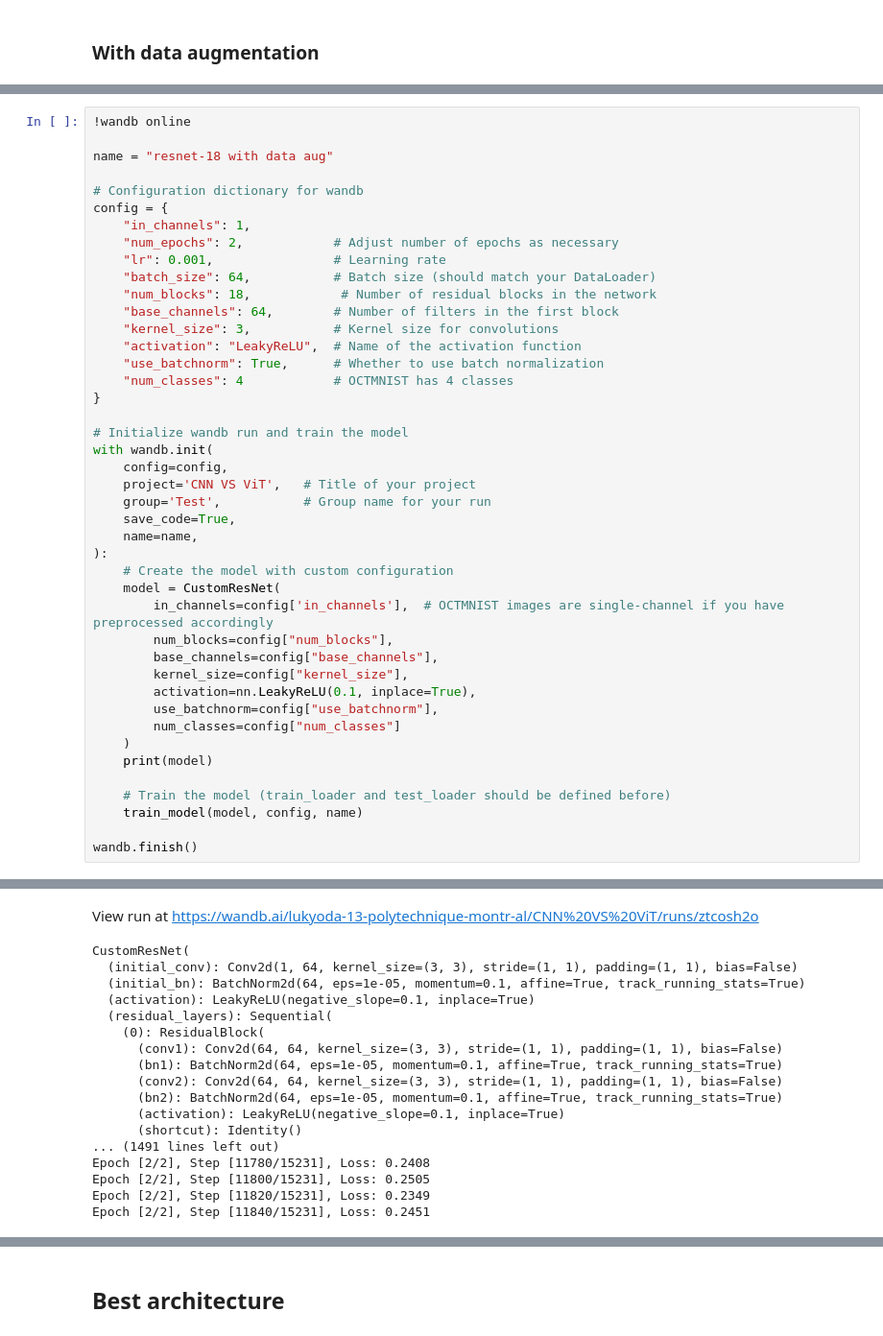
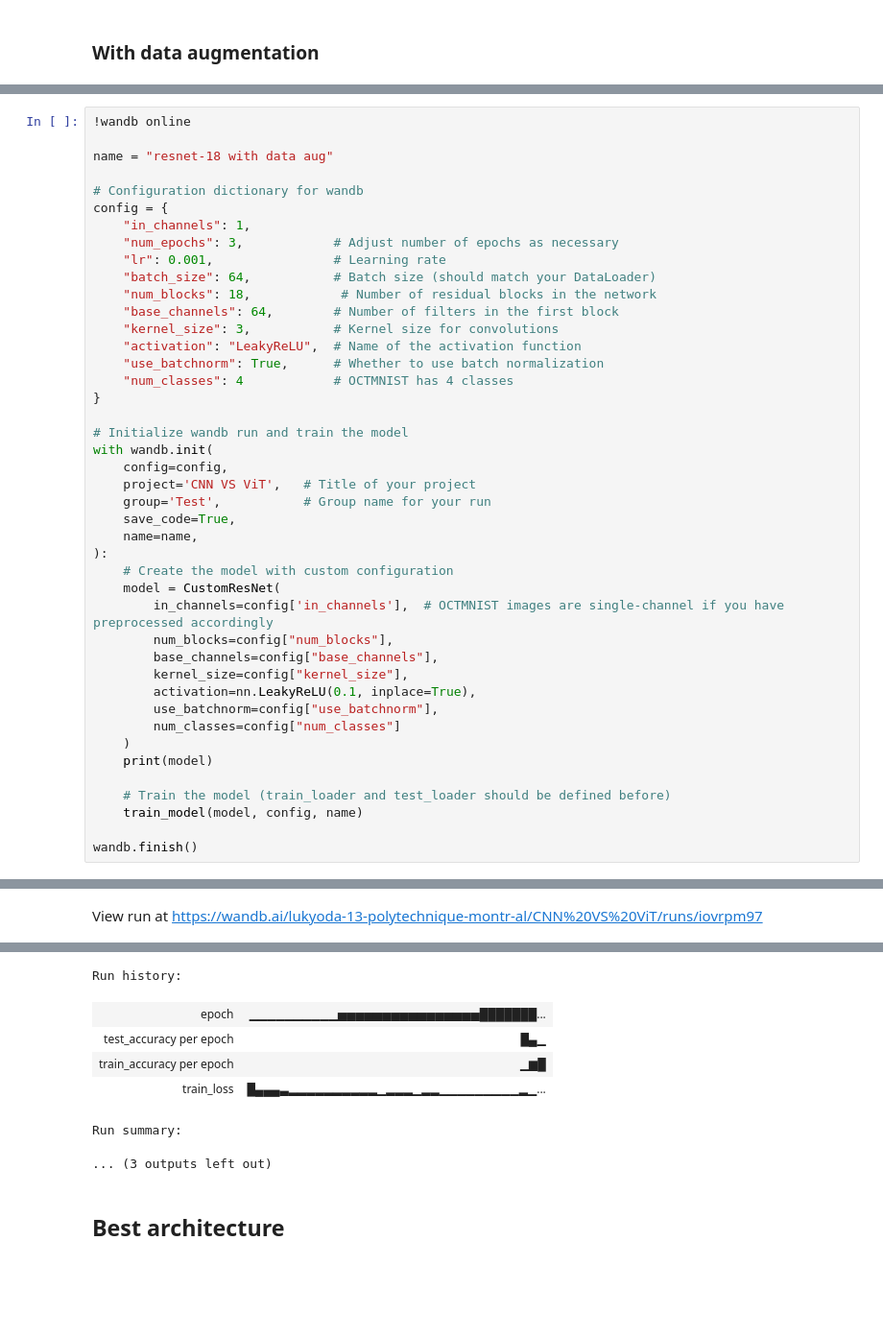
Before and after one commit to LucasColas/CNN-vs-ViT, a Jupyter notebook: ResNet.ipynb, the cells around one changed output, grey strips where cells are left out. Shown: that part at 96% size. Cells and saved outputs as stored; diff of their text form; blank space fills up the shorter version.

Commit message:
add training with data aug for resnet-18

```diff
--- a/ResNet.ipynb
+++ b/ResNet.ipynb
@@ -595,7 +600,7 @@ name = "resnet-18 with data aug"
 # Configuration dictionary for wandb
 config = {
     "in_channels": 1,
-    "num_epochs": 2,            # Adjust number of epochs as necessary
+    "num_epochs": 3,            # Adjust number of epochs as necessary
     "lr": 0.001,                # Learning rate
     "batch_size": 64,           # Batch size (should match your DataLoader)
     "num_blocks": 18,            # Number of residual blocks in the network
@@ -637,20 +644,3 @@ Run data is saved locally in /content/wandb/run-20250401_151515-ztcosh2o
 Syncing run resnet-18 with data aug to Weights & Biases (docs)
 View project at https://wandb.ai/lukyoda-13-polytechnique-montr-al/CNN%20VS%20ViT
-View run at https://wandb.ai/lukyoda-13-polytechnique-montr-al/CNN%20VS%20ViT/runs/ztcosh2o
+View run at https://wandb.ai/lukyoda-13-polytechnique-montr-al/CNN%20VS%20ViT/runs/iovrpm97
-CustomResNet(
-  (initial_conv): Conv2d(1, 64, kernel_size=(3, 3), stride=(1, 1), padding=(1, 1), bias=False)
-  (initial_bn): BatchNorm2d(64, eps=1e-05, momentum=0.1, affine=True, track_running_stats=True)
-  (activation): LeakyReLU(negative_slope=0.1, inplace=True)
-  (residual_layers): Sequential(
-    (0): ResidualBlock(
-      (conv1): Conv2d(64, 64, kernel_size=(3, 3), stride=(1, 1), padding=(1, 1), bias=False)
-      (bn1): BatchNorm2d(64, eps=1e-05, momentum=0.1, affine=True, track_running_stats=True)
-      (conv2): Conv2d(64, 64, kernel_size=(3, 3), stride=(1, 1), padding=(1, 1), bias=False)
-      (bn2): BatchNorm2d(64, eps=1e-05, momentum=0.1, affine=True, track_running_stats=True)
-      (activation): LeakyReLU(negative_slope=0.1, inplace=True)
-      (shortcut): Identity()
-... (1491 lines left out)
-Epoch [2/2], Step [11780/15231], Loss: 0.2408
-Epoch [2/2], Step [11800/15231], Loss: 0.2505
-Epoch [2/2], Step [11820/15231], Loss: 0.2349
-Epoch [2/2], Step [11840/15231], Loss: 0.2451
@@ -657,2 +665,9 @@ Epoch [2/2], Step [11840/15231], Loss: 0.2451
+Run history:
+| epoch | ▁▁▁▁▁▁▁▁▁▁▅▅▅▅▅▅▅▅▅▅▅▅▅▅▅▅███████... |
+| test_accuracy per epoch | █▄▁ |
+| train_accuracy per epoch | ▁▆█ |
+| train_loss | █▄▄▄▃▂▂▂▂▂▂▂▂▂▂▁▂▂▂▁▂▂▁▁▁▁▁▁▁▁▁▂▁... |
+Run summary:
+... (3 outputs left out)
 # %% [markdown]
 ## Best architecture
```
Also changed, not shown: parts of 4 cells of this notebook.
